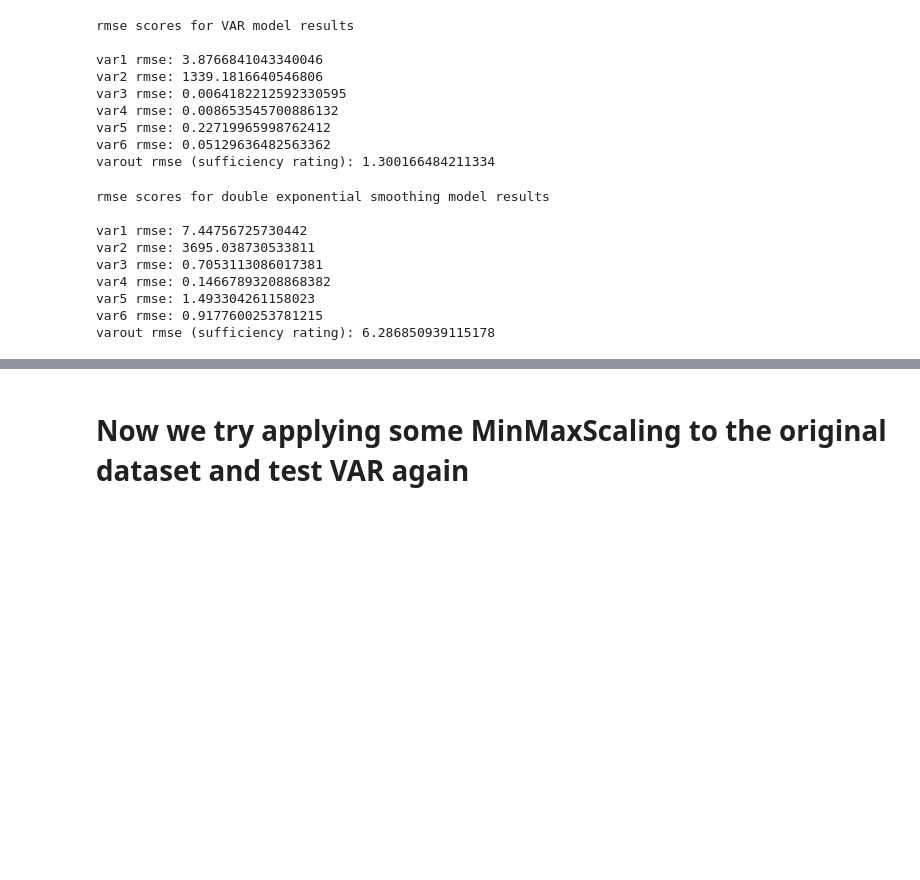
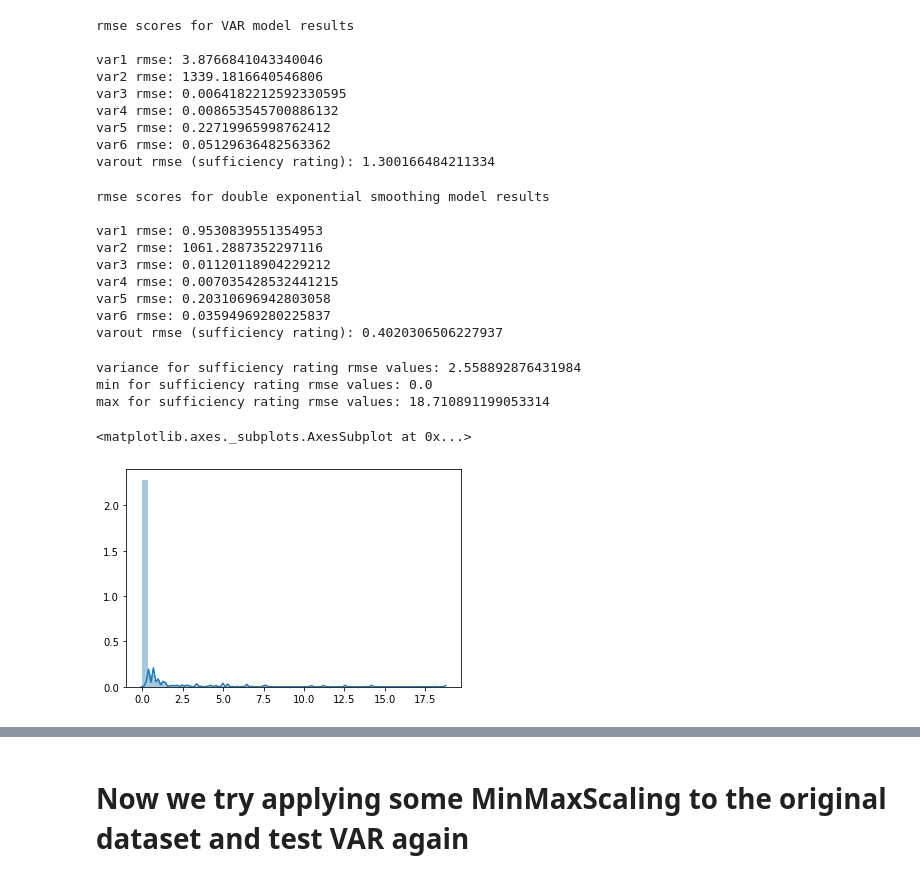
Before and after one commit to nnbaokhang/Descriptive-and-Predictive-Deep-Learning-Analytical-Tools-for-Enhanced-Bridge-Management, a Jupyter notebook: regressionbased_time_series_forecasting.ipynb, the cells around one changed output, grey strips where cells are left out. Drawn from its saved outputs; the diff is of its cells as text; code cells hidden in the pictures; blank space fills up the shorter version.

```diff
--- a/regressionbased_time_series_forecasting.ipynb
+++ b/regressionbased_time_series_forecasting.ipynb
@@ -148,7 +148,6 @@ for training_example in training_examples:
     valid = training_example.iloc[21:]
 
     # link to help with varmax and double exponential smoothing
-    # https://towardsdatascience.com/lets-forecast-your-time-series-using-classical-approaches-f84eb982212c
 
     # var model
     model_VAR = VAR(endog=train)
@@ -158,7 +157,7 @@ for training_example in training_examples:
     prediction_VAR = model_VAR_fit.forecast(model_VAR_fit.y, steps=len(valid))
 
     # double exponential smoothing model (need separate one for each variable)
-    model_ES_var1 = ExponentialSmoothing(training_example.iloc[0:21]['var1'].values.tolist(), trend='add', seasonal=None, damped=True)
+    model_ES_var1 = ExponentialSmoothing(training_example.iloc[0:]['var1'].values.tolist(), trend='add', seasonal=None, damped=True)
     model_ES_var2 = ExponentialSmoothing(training_example.iloc[0:21]['var2'].values.tolist(), trend='add', seasonal=None, damped=True)
     model_ES_var3 = ExponentialSmoothing(training_example.iloc[0:21]['var3'].values.tolist(), trend='add', seasonal=None, damped=True)
     model_ES_var4 = ExponentialSmoothing(training_example.iloc[0:21]['var4'].values.tolist(), trend='add', seasonal=None, damped=True)
@@ -175,13 +174,13 @@ for training_example in training_examples:
     model_ES_varout_fit = model_ES_varout.fit()
 
     # double exponential smoothing prediction
-    prediction_ES_var1 = model_ES_var1_fit.predict(1, 1)
-    prediction_ES_var2 = model_ES_var2_fit.predict(1, 1)
-    prediction_ES_var3 = model_ES_var3_fit.predict(1, 1)
-    prediction_ES_var4 = model_ES_var4_fit.predict(1, 1)
-    prediction_ES_var5 = model_ES_var5_fit.predict(1, 1)
-    prediction_ES_var6 = model_ES_var6_fit.predict(1, 1)
-    prediction_ES_varout = model_ES_varout_fit.predict(1, 1)
+    prediction_ES_var1 = model_ES_var1_fit.forecast(1)
+    prediction_ES_var2 = model_ES_var2_fit.forecast(1)
+    prediction_ES_var3 = model_ES_var3_fit.forecast(1)
+    prediction_ES_var4 = model_ES_var4_fit.forecast(1)
+    prediction_ES_var5 = model_ES_var5_fit.forecast(1)
+    prediction_ES_var6 = model_ES_var6_fit.forecast(1)
+    prediction_ES_varout = model_ES_varout_fit.forecast(1)
 
     # append predictions for VAR into list
     prediction_VAR_list = []
@@ -197,14 +196,6 @@ for training_example in training_examples:
     prediction_ES_var5_list = []
     prediction_ES_var6_list = []
     prediction_ES_varout_list = []
-
-    prediction_ES_var1_list.append(prediction_ES_var1.tolist())
-    prediction_ES_var2_list.append(prediction_ES_var2.tolist())
-    prediction_ES_var3_list.append(prediction_ES_var3.tolist())
-    prediction_ES_var4_list.append(prediction_ES_var4.tolist())
-    prediction_ES_var5_list.append(prediction_ES_var5.tolist())
-    prediction_ES_var6_list.append(prediction_ES_var6.tolist())
-    prediction_ES_varout_list.append(prediction_ES_varout.tolist())
 
     # create dict for pred_VAR
     pred_VAR_dict = dict.fromkeys(['var1', 'var2', 'var3', 'var4', 'var5', 'var6', 'varout'])
@@ -282,10 +273,25 @@ print('varout rmse (sufficiency rating): ' + str(Average(rmse_ES_dict['varout'])
 # %% [output]
 rmse scores for double exponential smoothing model results
 
-var1 rmse: 7.44756725730442
-var2 rmse: 3695.038730533811
-var3 rmse: 0.7053113086017381
-var4 rmse: 0.14667893208868382
-var5 rmse: 1.493304261158023
-var6 rmse: 0.9177600253781215
-varout rmse (sufficiency rating): 6.286850939115178
+var1 rmse: 0.9530839551354953
+var2 rmse: 1061.2887352297116
+var3 rmse: 0.01120118904229212
+var4 rmse: 0.007035428532441215
+var5 rmse: 0.20310696942803058
+var6 rmse: 0.03594969280225837
+varout rmse (sufficiency rating): 0.4020306506227937
+# %%
+import statistics
+import seaborn as sns
+
+print("variance for sufficiency rating rmse values: " + str(statistics.variance(rmse_ES_dict['varout'])))
+print("min for sufficiency rating rmse values: " + str(min(rmse_ES_dict['varout'])))
+print("max for sufficiency rating rmse values: " + str(max(rmse_ES_dict['varout'])))
+
+sns.distplot(rmse_ES_dict['varout'])
+# %% [output]
+variance for sufficiency rating rmse values: 2.558892876431984
+min for sufficiency rating rmse values: 0.0
+max for sufficiency rating rmse values: 18.710891199053314
+<matplotlib.axes._subplots.AxesSubplot at 0x...>
+[figure, added]
```
Also changed, not shown: parts of 22 cells of this notebook.
